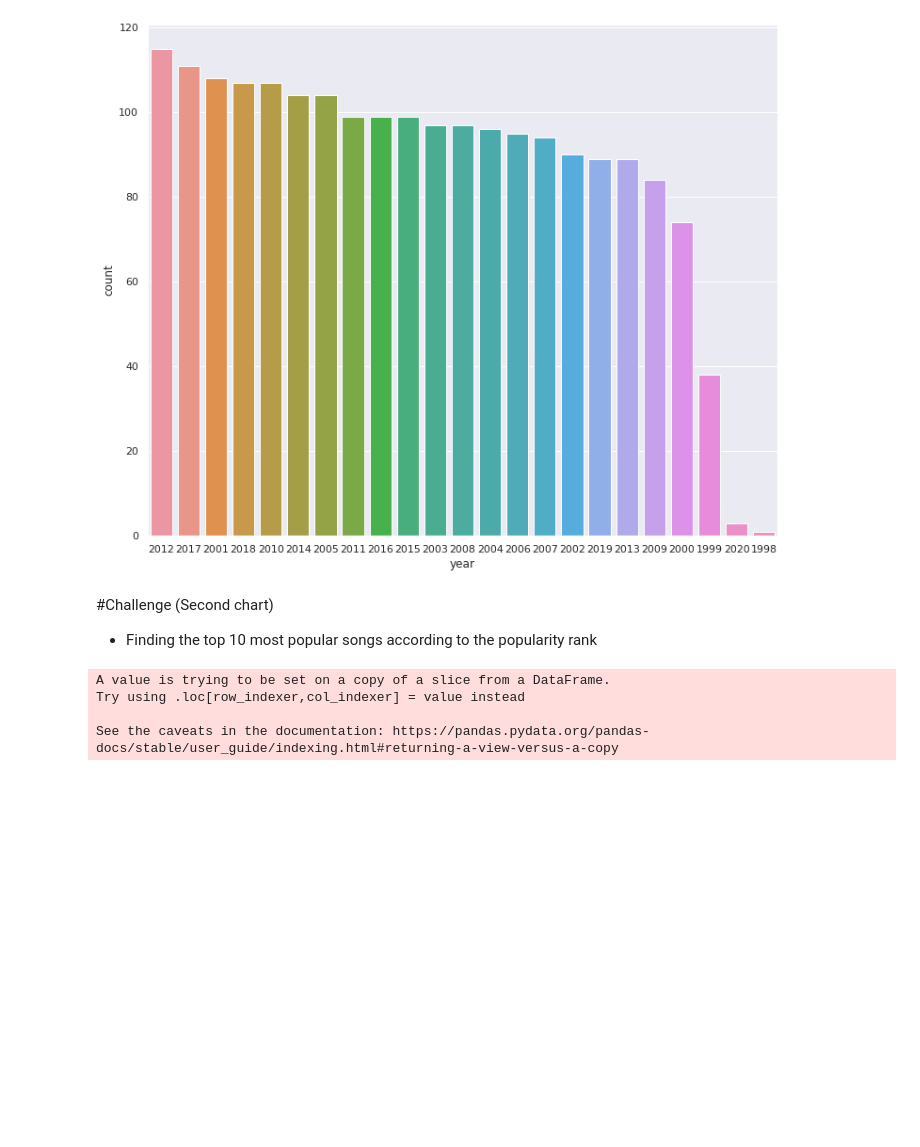
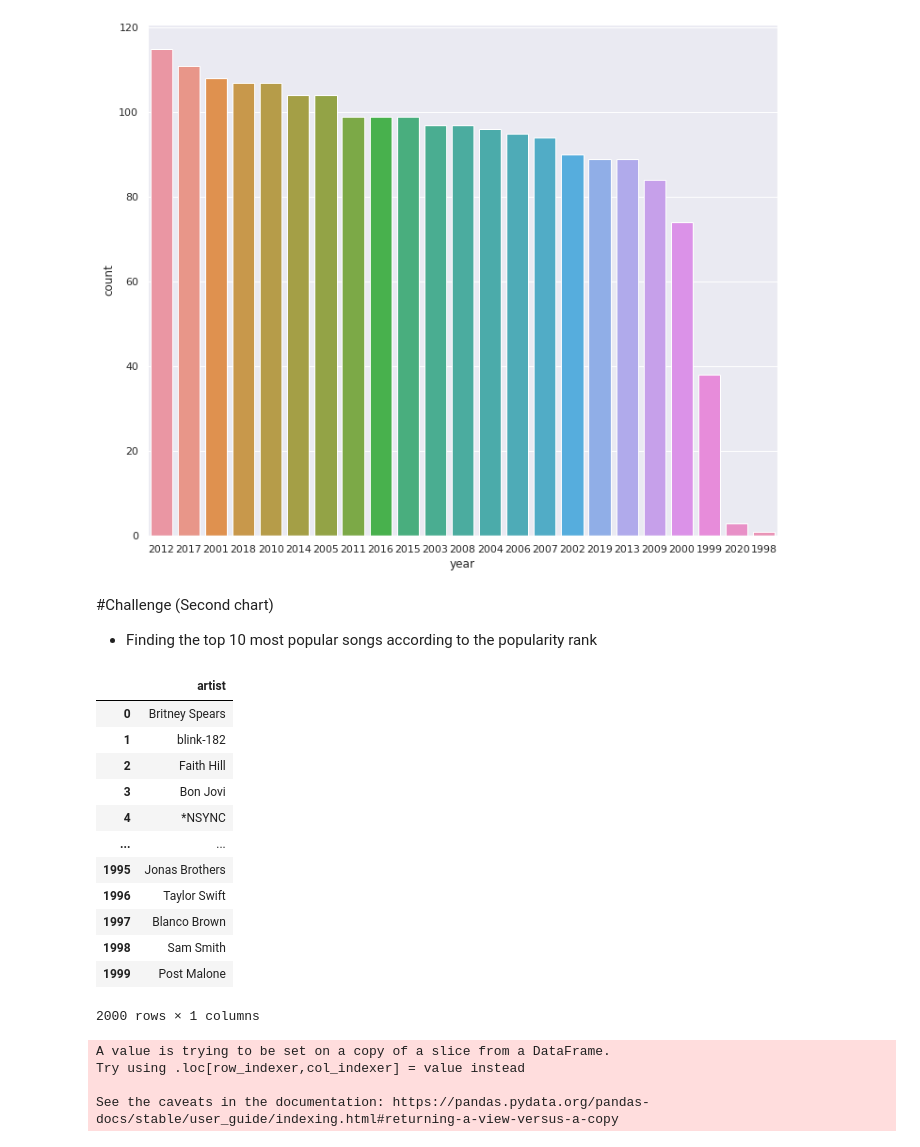
Before and after one commit to Mund99/DSUB_5.0, a Jupyter notebook: Day_6_Assignment.ipynb, the cells around one changed output. Cells and saved outputs as stored; diff of their text form; code cells hidden in the pictures; blank space fills up the shorter version.

```diff
--- a/Day_6_Assignment.ipynb
+++ b/Day_6_Assignment.ipynb
@@ -226,5 +226,21 @@ ax = sns.countplot(data=df, x="year", order = df['year'].value_counts().index)
 # %%
 # Obtain the required data feature
 a = df[['artist','song','popularity']]
+# %%
+a.loc[:,['artist']]
+# %% [output]
+|  | artist |
+| 0 | Britney Spears |
+| 1 | blink-182 |
+| 2 | Faith Hill |
+| 3 | Bon Jovi |
+| 4 | *NSYNC |
+| ... | ... |
+| 1995 | Jonas Brothers |
+| 1996 | Taylor Swift |
+| 1997 | Blanco Brown |
+| 1998 | Sam Smith |
+| 1999 | Post Malone |
+2000 rows × 1 columns
 # %%
 # Create new column with concatenating artist name and the song
```
Also changed, not shown: parts of 2 cells of this notebook.
